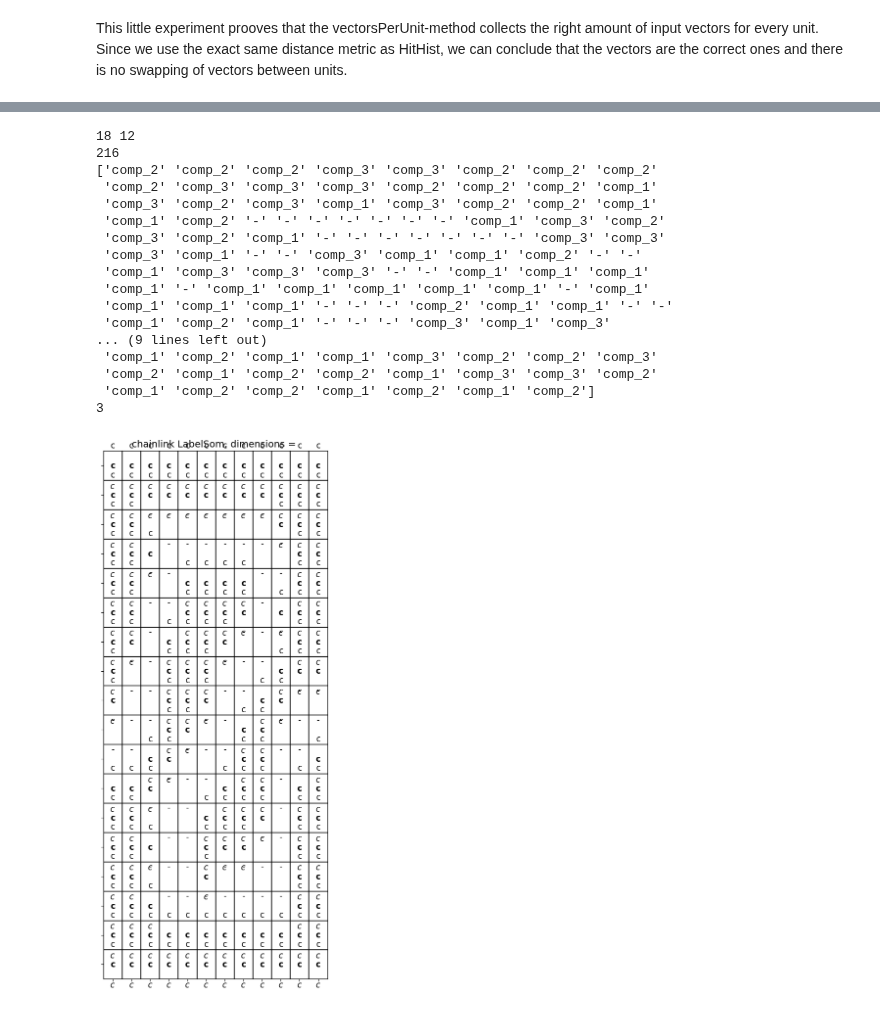
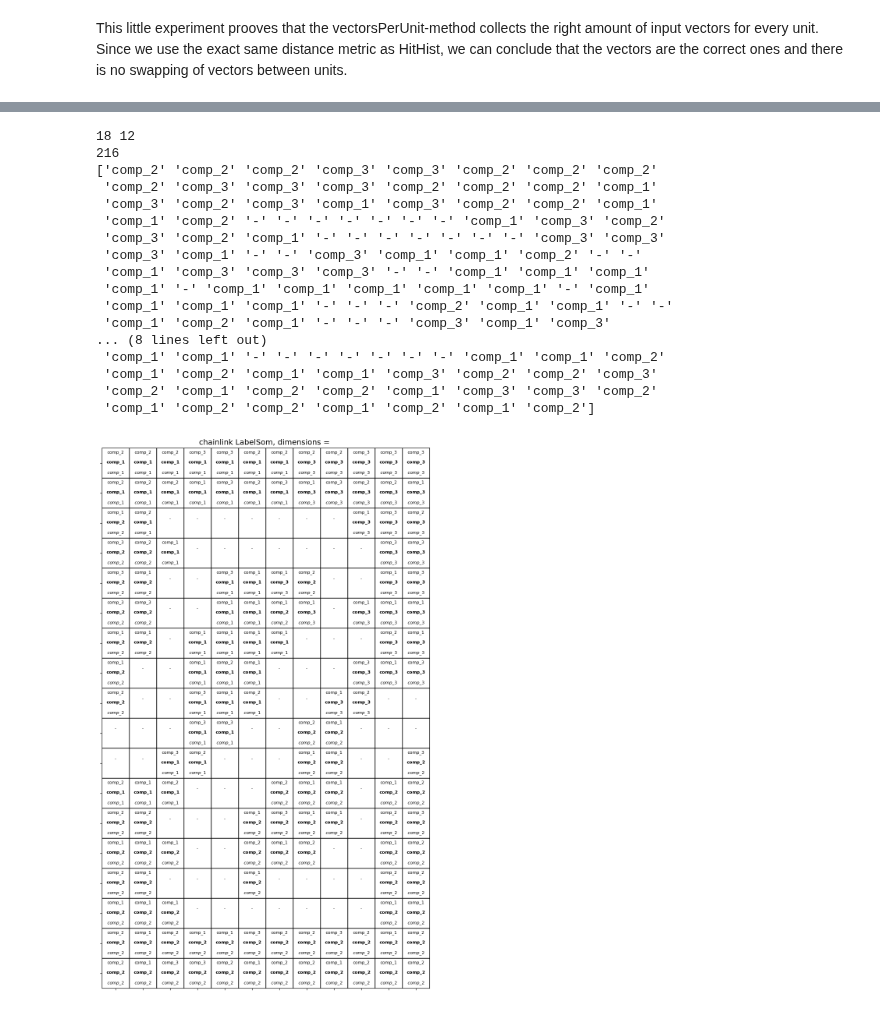
Before and after one commit to mirvariates/PySOMVis-sos-ass3, a Jupyter notebook: PySOMVis/coding_assignment.ipynb, the cells around one changed output, grey strips where cells are left out. Saved outputs shown, nothing was run; the diff lists cells and outputs as text; code cells hidden in the pictures.

Commit message:
change printSomLabels to be more configurable, better suited to input

```diff
--- a/PySOMVis/coding_assignment.ipynb
+++ b/PySOMVis/coding_assignment.ipynb
@@ -242,34 +245,34 @@ ydim = weights['ydim']
 xdim = weights['xdim']
 print(ydim, xdim)
 (a,b,c) = stringMatrices(ydim, xdim, weights['arr'], idata['arr'], printValues=False)
 
-printSomLabels(a, [xdim, ydim], ["chainlink LabelSom", "dimensions = "], b, c)
+printSomLabels(a, [xdim, ydim], ["chainlink LabelSom", "dimensions = "], b, c, [14,18], 8, 1.1)
 
 #hithist = hv.Image(HitHist(weights['ydim'], weights['ydim'], weights['arr'], idata['arr'])).opts(xaxis=None, yaxis=None)
 #um = hv.Image(UMatrix(weights['ydim'], weights['ydim'], weights['arr'], 4)).opts(xaxis=None, yaxis=None)
 #sdh = hv.Image(SDH(weights['ydim'], weights['ydim'], weights['arr'], idata['arr'], 25, 0)).opts(xaxis=None, yaxis=None)
 
 #hv.Layout([hithist.relabel('HitHist').opts(cmap='kr')])
 # %% [output]
 [interactive output not drawn]
 [interactive output not drawn]
 [interactive output not drawn]
 [interactive output not drawn]
 18 12
 216
 ['comp_2' 'comp_2' 'comp_2' 'comp_3' 'comp_3' 'comp_2' 'comp_2' 'comp_2'
  'comp_2' 'comp_3' 'comp_3' 'comp_3' 'comp_2' 'comp_2' 'comp_2' 'comp_1'
  'comp_3' 'comp_2' 'comp_3' 'comp_1' 'comp_3' 'comp_2' 'comp_2' 'comp_1'
  'comp_1' 'comp_2' '-' '-' '-' '-' '-' '-' '-' 'comp_1' 'comp_3' 'comp_2'
  'comp_3' 'comp_2' 'comp_1' '-' '-' '-' '-' '-' '-' '-' 'comp_3' 'comp_3'
  'comp_3' 'comp_1' '-' '-' 'comp_3' 'comp_1' 'comp_1' 'comp_2' '-' '-'
  'comp_1' 'comp_3' 'comp_3' 'comp_3' '-' '-' 'comp_1' 'comp_1' 'comp_1'
  'comp_1' '-' 'comp_1' 'comp_1' 'comp_1' 'comp_1' 'comp_1' '-' 'comp_1'
  'comp_1' 'comp_1' 'comp_1' '-' '-' '-' 'comp_2' 'comp_1' 'comp_1' '-' '-'
  'comp_1' 'comp_2' 'comp_1' '-' '-' '-' 'comp_3' 'comp_1' 'comp_3'
-... (9 lines left out)
+... (8 lines left out)
+ 'comp_1' 'comp_1' '-' '-' '-' '-' '-' '-' '-' 'comp_1' 'comp_1' 'comp_2'
  'comp_1' 'comp_2' 'comp_1' 'comp_1' 'comp_3' 'comp_2' 'comp_2' 'comp_3'
  'comp_2' 'comp_1' 'comp_2' 'comp_2' 'comp_1' 'comp_3' 'comp_3' 'comp_2'
  'comp_1' 'comp_2' 'comp_2' 'comp_1' 'comp_2' 'comp_1' 'comp_2']
-3
-[figure, old version]
+[figure, new version]
```
Also changed, not shown: parts of 2 cells of this notebook.
